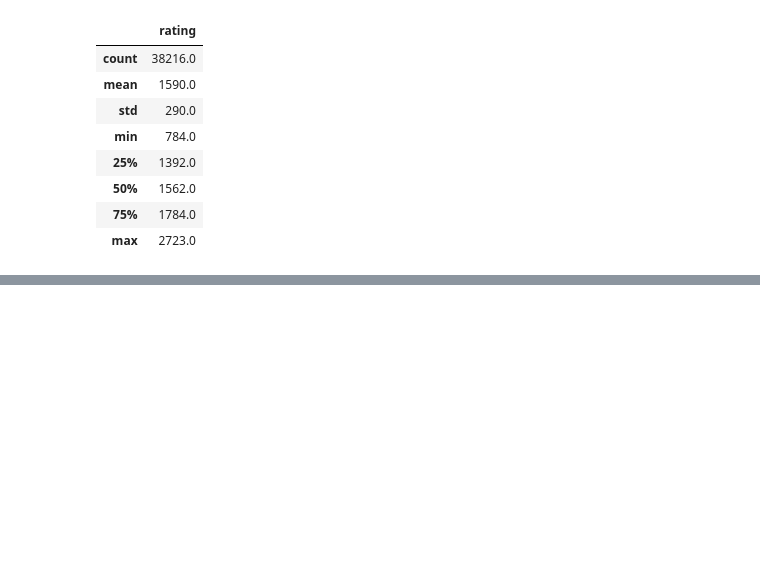
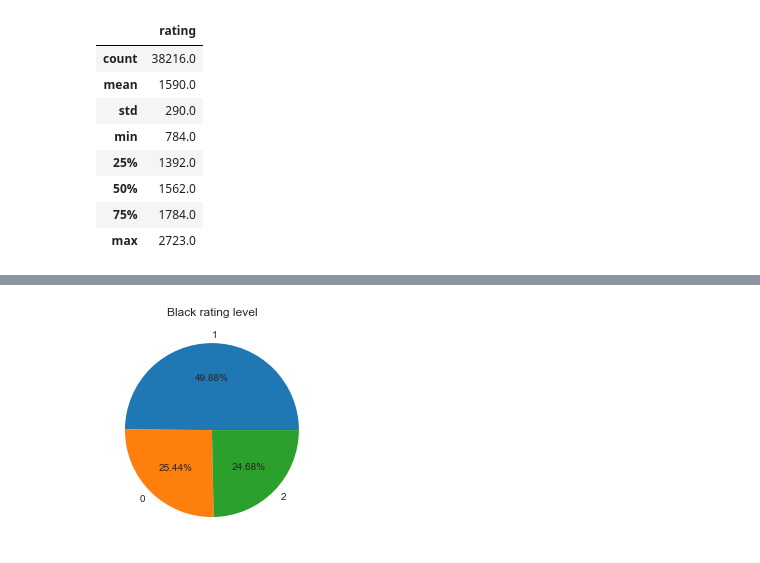
Before and after one commit to pokolowski/projektAPI, a Jupyter notebook: test2.ipynb, the cells around one changed output, grey strips where cells are left out. Drawn from its saved outputs; the diff is of its cells as text; code cells hidden in the pictures; blank space fills up the shorter version.

```diff
--- a/test2.ipynb
+++ b/test2.ipynb
@@ -120,0 +135,5 @@ allRating.describe().round()
+# %%
+df['black_rating_level'] = [2 if x>1784 else 1 if x>=1392 and x<1784 else 0 for x in df['black_rating']]
+plotPie('black_rating_level', 'Black rating level')
+# %% [output]
+[figure, added]
```
Also changed, not shown: parts of 9 cells of this notebook.
